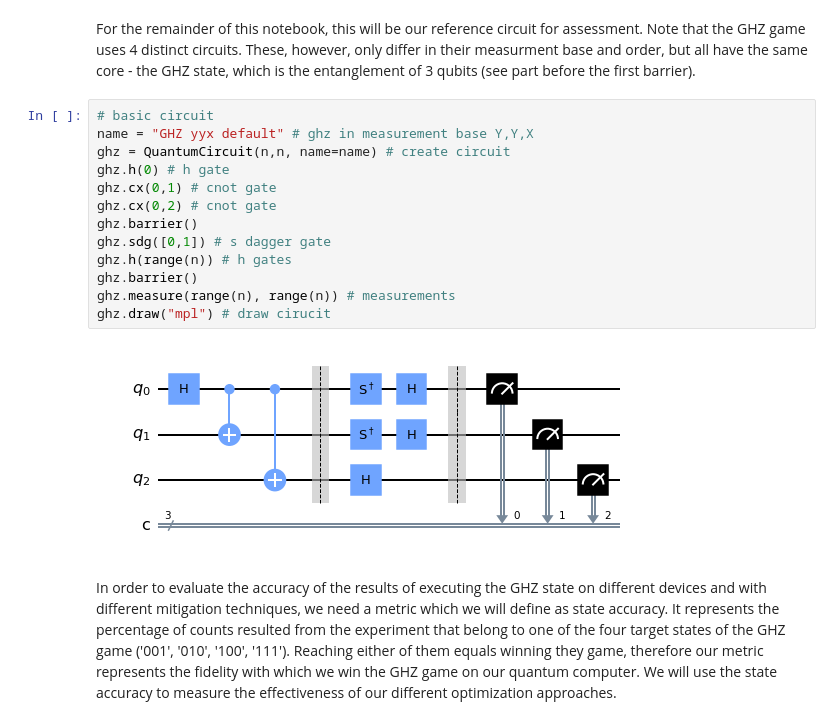
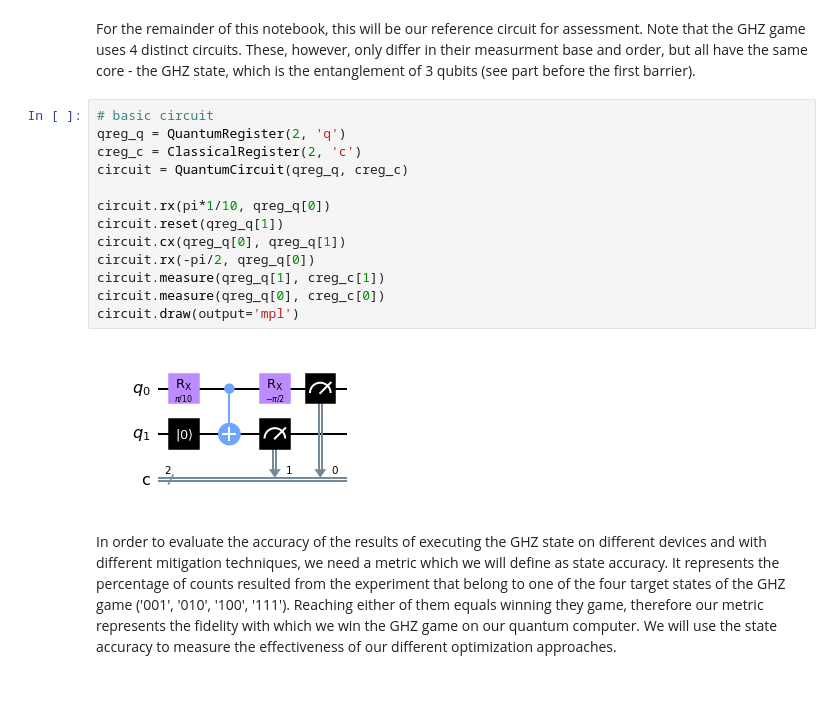
Before and after one commit to FreddyTF/QuantumBiscuit, a Jupyter notebook: GHZ-on-Real-Devices.ipynb, the cells around one changed output. Saved outputs shown, nothing was run; the diff lists cells and outputs as text; blank space fills up the shorter version.

```diff
--- a/GHZ-on-Real-Devices.ipynb
+++ b/GHZ-on-Real-Devices.ipynb
@@ -41,21 +43,21 @@ n = 3 # number of qubits
 shots = 8000 # high number of shots per execution
 # %% [markdown]
 For the remainder of this notebook, this will be our reference circuit for assessment. Note that the GHZ game uses 4 distinct circuits. These, however, only differ in their measurment base and order, but all have the same core - the GHZ state, which is the entanglement of 3 qubits (see part before the first barrier).
-# %%
-# basic circuit
-name = "GHZ yyx default" # ghz in measurement base Y,Y,X
-ghz = QuantumCircuit(n,n, name=name) # create circuit
-ghz.h(0) # h gate
-ghz.cx(0,1) # cnot gate
-ghz.cx(0,2) # cnot gate
-ghz.barrier()
-ghz.sdg([0,1]) # s dagger gate
-ghz.h(range(n)) # h gates
-ghz.barrier()
-ghz.measure(range(n), range(n)) # measurements
-ghz.draw("mpl") # draw cirucit
-# %% [output]
-[figure, removed]
+# %%
+# basic circuit
+qreg_q = QuantumRegister(2, 'q')
+creg_c = ClassicalRegister(2, 'c')
+circuit = QuantumCircuit(qreg_q, creg_c)
+
+circuit.rx(pi*1/10, qreg_q[0])
+circuit.reset(qreg_q[1])
+circuit.cx(qreg_q[0], qreg_q[1])
+circuit.rx(-pi/2, qreg_q[0])
+circuit.measure(qreg_q[1], creg_c[1])
+circuit.measure(qreg_q[0], creg_c[0])
+circuit.draw(output='mpl')
+# %% [output]
+[figure, added]
 # %% [markdown]
 In order to evaluate the accuracy of the results of executing the GHZ state on different devices and with different mitigation techniques, we need a metric which we will define as state accuracy. It represents the percentage of counts resulted from the experiment that belong to one of the four target states of the GHZ game ('001', '010', '100', '111'). Reaching either of them equals winning they game, therefore our metric represents the fidelity with which we win the GHZ game on our quantum computer. We will use the state accuracy to measure the effectiveness of our different optimization approaches.
 # %%
```
Also changed, not shown: parts of 1 cell of this notebook.
